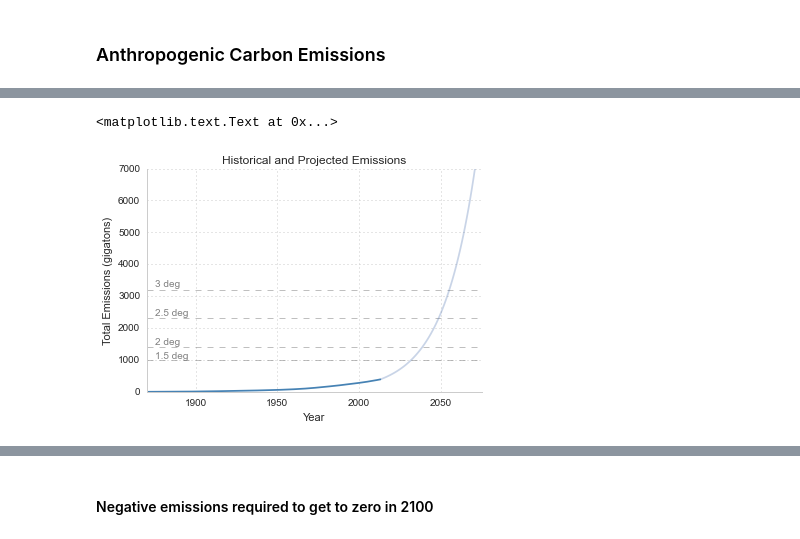
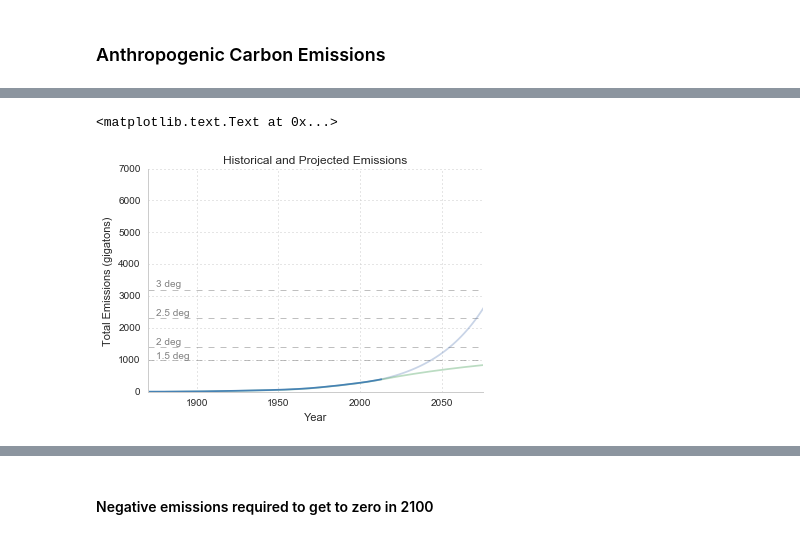
Before and after one commit to pdarche/carbon, a Jupyter notebook: notebooks/Carbon Footprint - EDA.ipynb, the cells around one changed output, grey strips where cells are left out. Saved outputs shown, nothing was run; the diff lists cells and outputs as text; code cells hidden in the pictures.

```diff
--- a/notebooks/Carbon Footprint - EDA.ipynb
+++ b/notebooks/Carbon Footprint - EDA.ipynb
@@ -614,10 +609,12 @@ anthrocarbon[anthrocarbon.Year < 1870].Total.sum()
 anthrocarbon = anthrocarbon[anthrocarbon.Year > 1870]
 # %%
 diff = anthrocarbon.Total - anthrocarbon.Total.shift(1)
+# %%
+avg_growth = (diff / anthrocarbon.Total.shift(1)).mean()
 # %%
 sums = anthrocarbon.Total.cumsum()
 # %%
-avg_growth = ((sums - sums.shift(1)) / sums).mean()
+# avg_growth = ((sums - sums.shift(1)) / sums).mean()
 # %%
 current_total = (anthrocarbon.Total / 3.667).cumsum().iloc[-1]
 # %%
@@ -637,28 +634,29 @@ extrapolated_values = pd.Series(arr, index=extrapolated_dates)
 # %%
 ax = plt.axes()
 sns.despine()
 modify_gridlines(ax)
 
 plt.axhline(1000, color='gray', linewidth=.5, linestyle='--')
 plt.axhline(1400, color='gray', linewidth=.5, linestyle='--')
 plt.axhline(2300, color='gray', linewidth=.5, linestyle='--')
 plt.axhline(3200, color='gray', linewidth=.5, linestyle='--')
 
 text_x = 1875
 
 ax.text(text_x, 1050, '1.5 deg', fontsize=10, color='gray')
 ax.text(text_x, 1500, '2 deg', fontsize=10, color='gray')
 ax.text(text_x, 2400, '2.5 deg', fontsize=10, color='gray')
 ax.text(text_x, 3300, '3 deg', fontsize=10, color='gray')
 
 (extrapolated_values / 1000).plot(alpha=.3)
+(safe_emissions / 1000).cumsum().plot(alpha=.4)
 (anthrocarbon.Total.cumsum() / 3.667 / 1000).plot(color='steelblue')
 pylab.xlim([1870,2075])
 pylab.ylim([0,7000])
 plt.ylabel('Total Emissions (gigatons)')
 plt.title('Historical and Projected Emissions')
 
 # pylab.savefig('../images/historical_and_projected_emissions.png')
 # %% [output]
 <matplotlib.text.Text at 0x...>
-[figure, old version]
+[figure, new version]
```
Also changed, not shown: parts of 27 cells of this notebook, 3 other files.
